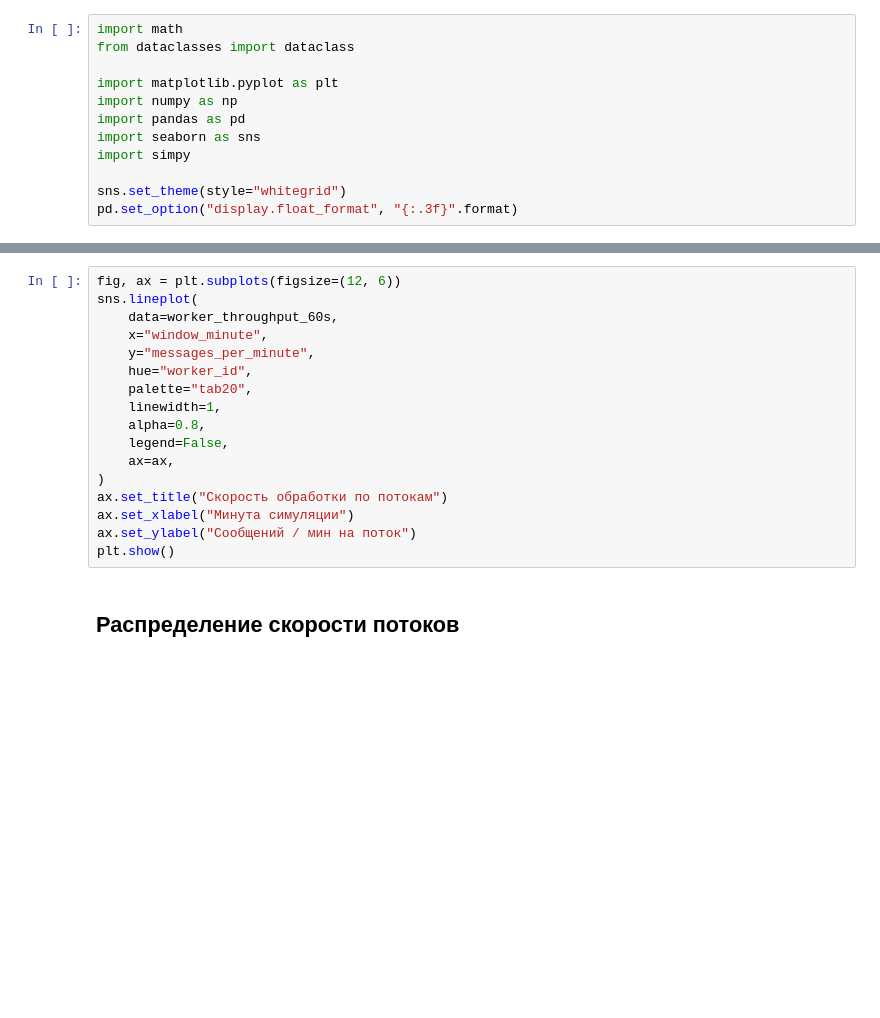
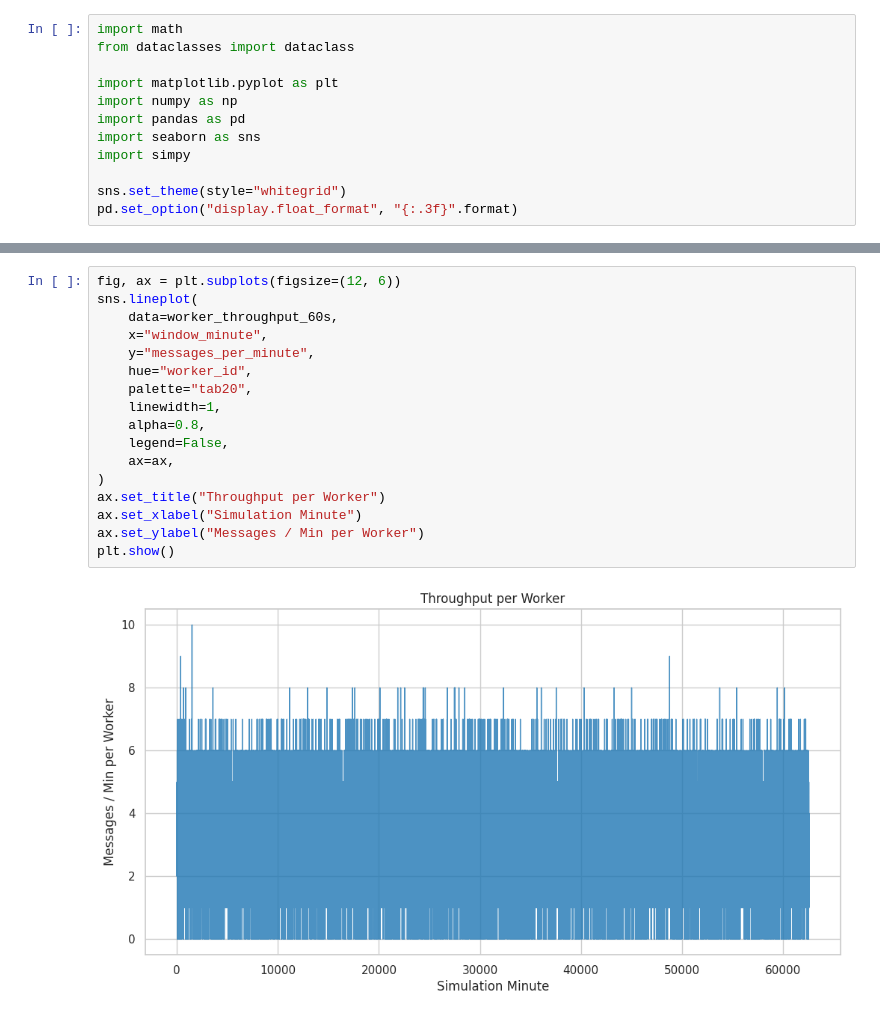
Before and after one commit to eosfor/simpleRequestProcessing, a Jupyter notebook: simpy_message_processing.ipynb, the cells around one changed output, grey strips where cells are left out. Drawn from its saved outputs; the diff is of its cells as text; blank space fills up the shorter version.

```diff
--- a/simpy_message_processing.ipynb
+++ b/simpy_message_processing.ipynb
@@ -235,19 +307,19 @@ worker_throughput_60s.head()
 # %%
 fig, ax = plt.subplots(figsize=(12, 6))
 sns.lineplot(
     data=worker_throughput_60s,
     x="window_minute",
     y="messages_per_minute",
     hue="worker_id",
     palette="tab20",
     linewidth=1,
     alpha=0.8,
     legend=False,
     ax=ax,
 )
-ax.set_title("Скорость обработки по потокам")
-ax.set_xlabel("Минута симуляции")
-ax.set_ylabel("Сообщений / мин на поток")
+ax.set_title("Throughput per Worker")
+ax.set_xlabel("Simulation Minute")
+ax.set_ylabel("Messages / Min per Worker")
 plt.show()
+# %% [output]
+[figure, added]
-# %% [markdown]
-## Распределение скорости потоков
```
Also changed, not shown: parts of 31 cells of this notebook.
